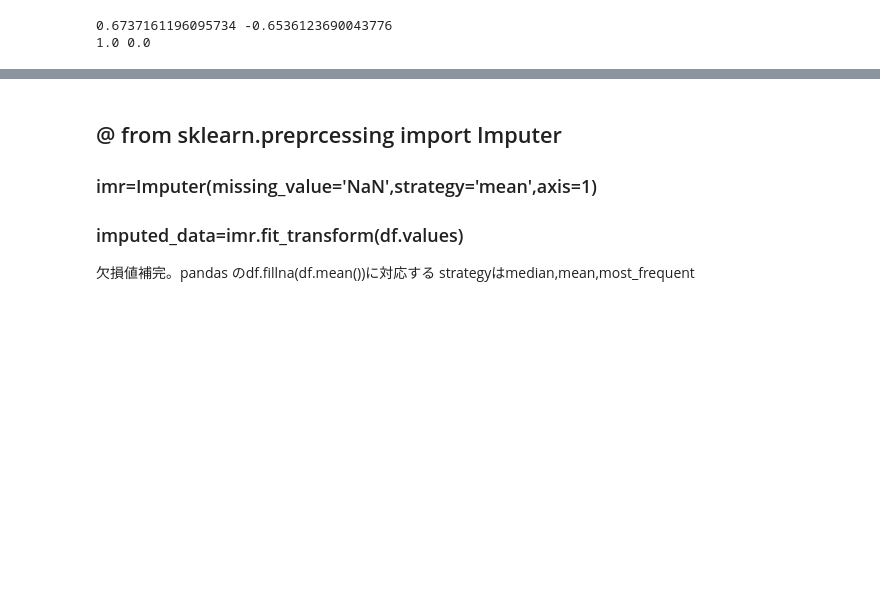
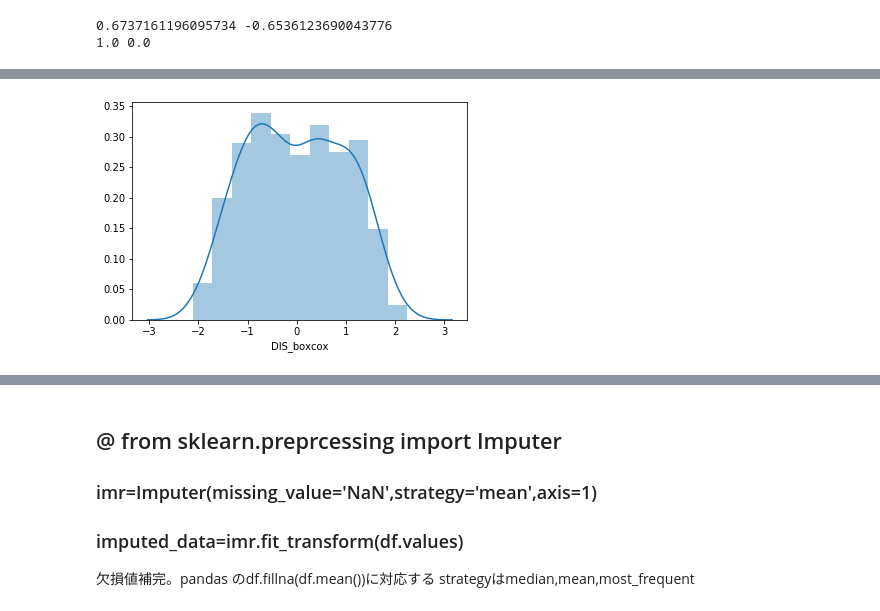
Before and after one commit to nsakki55/ml_note, a Jupyter notebook: scikit-learn_cheat_sheet.ipynb, the cells around one changed output, grey strips where cells are left out. Cells and saved outputs as stored; diff of their text form; code cells hidden in the pictures; blank space fills up the shorter version.

Commit message:
encoding_sklearn

```diff
--- a/scikit-learn_cheat_sheet.ipynb
+++ b/scikit-learn_cheat_sheet.ipynb
@@ -217,0 +239,10 @@ print(X_train_mms.max(),X_train_mms.min())
+# %%
+from sklearn.preprocessing import PowerTransformer
+pt=PowerTransformer(method='box-cox')
+pt.fit(df['DIS'].values.reshape(-1, 1))
+df['DIS_boxcox']=pt.transform(df['DIS'].values.reshape(-1, 1))
+
+sns.distplot(df['DIS_boxcox'])
+plt.show()
+# %% [output]
+[figure, added]
```
Also changed, not shown: parts of 10 cells of this notebook, 14 other files.
